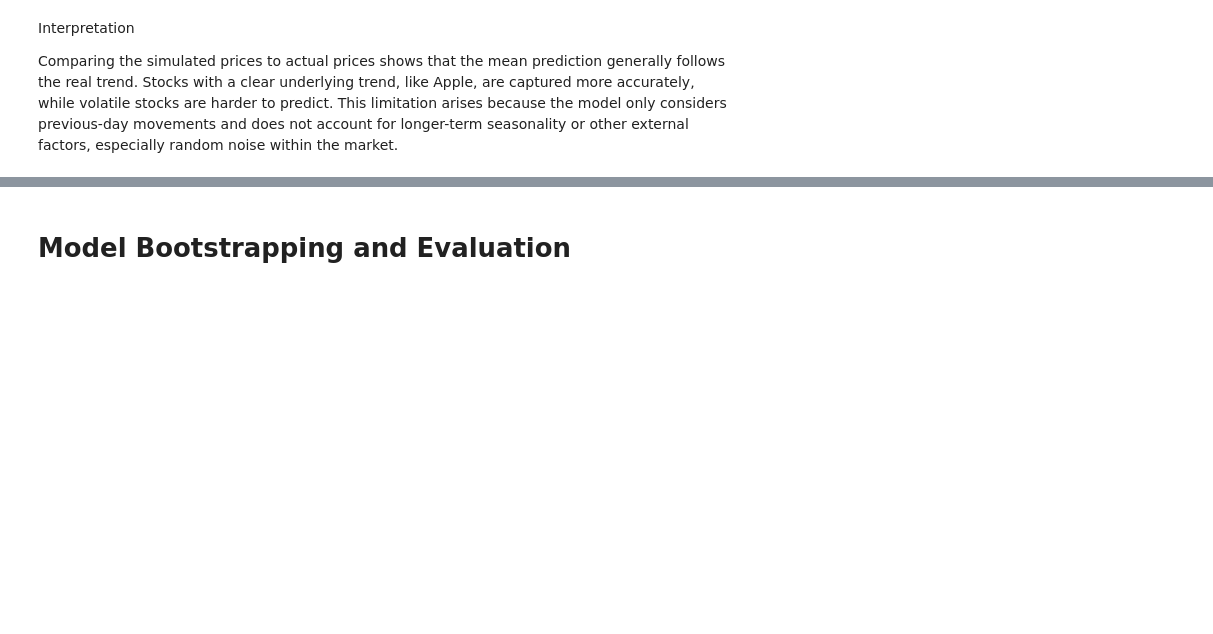
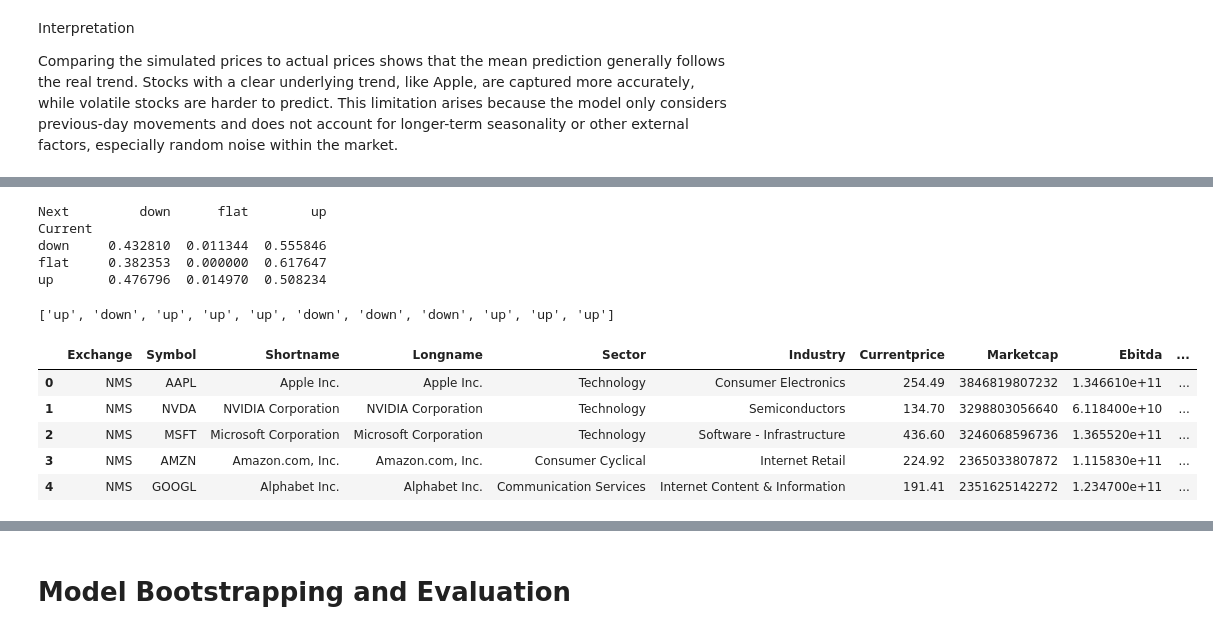
Before and after one commit to jmhowe03-jmh/understanding_uncertainty_project1, a Jupyter notebook: project_final.ipynb, the cells around one changed output, grey strips where cells are left out. Drawn from its saved outputs; the diff is of its cells as text; code cells hidden in the pictures; blank space fills up the shorter version.

```diff
--- a/project_final.ipynb
+++ b/project_final.ipynb
@@ -627,0 +690,46 @@ Comparing the simulated prices to actual prices shows that the mean prediction g
+# %%
+# 1. Calculate daily returns
+index["Return"] = index["Price"].pct_change()
+
+# 2. Define states
+threshold = 0.0001
+index["State"] = np.where(index["Return"] > threshold, "up",
+                          np.where(index["Return"] < -threshold, "down", "flat"))
+
+# Drop NaN from first row
+index = index.dropna(subset=["State"])
+
+# 3. Correctly align current and next states
+current_states = index["State"].iloc[:-1].values
+next_states = index["State"].iloc[1:].values
+
+# 4. Build transition count table
+transition_counts = pd.crosstab(pd.Series(current_states, name="Current"),
+                                pd.Series(next_states, name="Next"))
+
+# 5. Convert counts to probabilities
+transition_matrix = transition_counts.div(transition_counts.sum(axis=1), axis=0)
+
+print(transition_matrix)
+# %% [output]
+Next         down      flat        up
+Current
+down     0.432810  0.011344  0.555846
+flat     0.382353  0.000000  0.617647
+up       0.476796  0.014970  0.508234
+# %%
+np.random.seed(42)
+
+# Start in a given state
+current_state = "up"
+simulated_states = [current_state]
+
+for _ in range(10):  # simulate 10 days
+    next_state = np.random.choice(transition_matrix.columns,
+                                  p=transition_matrix.loc[current_state].values)
+    simulated_states.append(next_state)
+    current_state = next_state
+
+print(simulated_states)
+# %% [output]
+['up', 'down', 'up', 'up', 'up', 'down', 'down', 'down', 'up', 'up', 'up']
@@ -627,0 +757,10 @@ Comparing the simulated prices to actual prices shows that the mean prediction g
+# %%
+sp_comp = pd.read_csv('data/sp500_companies.csv')
+sp_comp.head()
+# %% [output]
+|  | Exchange | Symbol | Shortname | Longname | Sector | Industry | Currentprice | Marketcap | Ebitda | ... |
+| 0 | NMS | AAPL | Apple Inc. | Apple Inc. | Technology | Consumer Electronics | 254.49 | 3846819807232 | 1.346610e+11 | ... |
+| 1 | NMS | NVDA | NVIDIA Corporation | NVIDIA Corporation | Technology | Semiconductors | 134.70 | 3298803056640 | 6.118400e+10 | ... |
+| 2 | NMS | MSFT | Microsoft Corporation | Microsoft Corporation | Technology | Software - Infrastructure | 436.60 | 3246068596736 | 1.365520e+11 | ... |
+| 3 | NMS | AMZN | Amazon.com, Inc. | Amazon.com, Inc. | Consumer Cyclical | Internet Retail | 224.92 | 2365033807872 | 1.115830e+11 | ... |
+| 4 | NMS | GOOGL | Alphabet Inc. | Alphabet Inc. | Communication Services | Internet Content & Information | 191.41 | 2351625142272 | 1.234700e+11 | ... |
```
Also changed, not shown: parts of 12 cells of this notebook.
